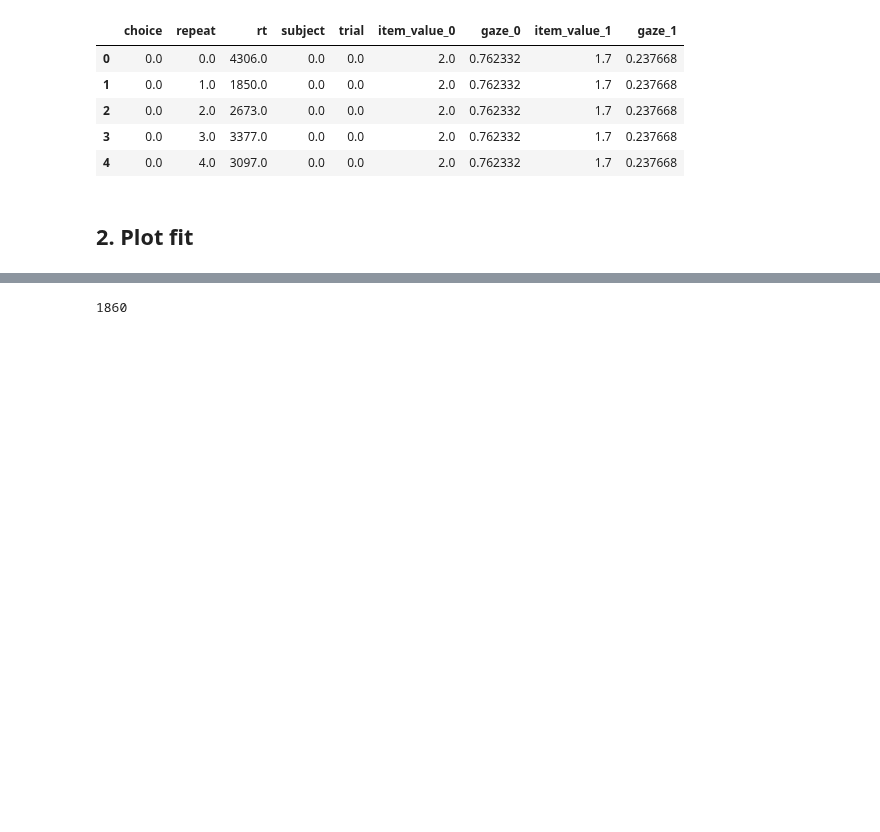
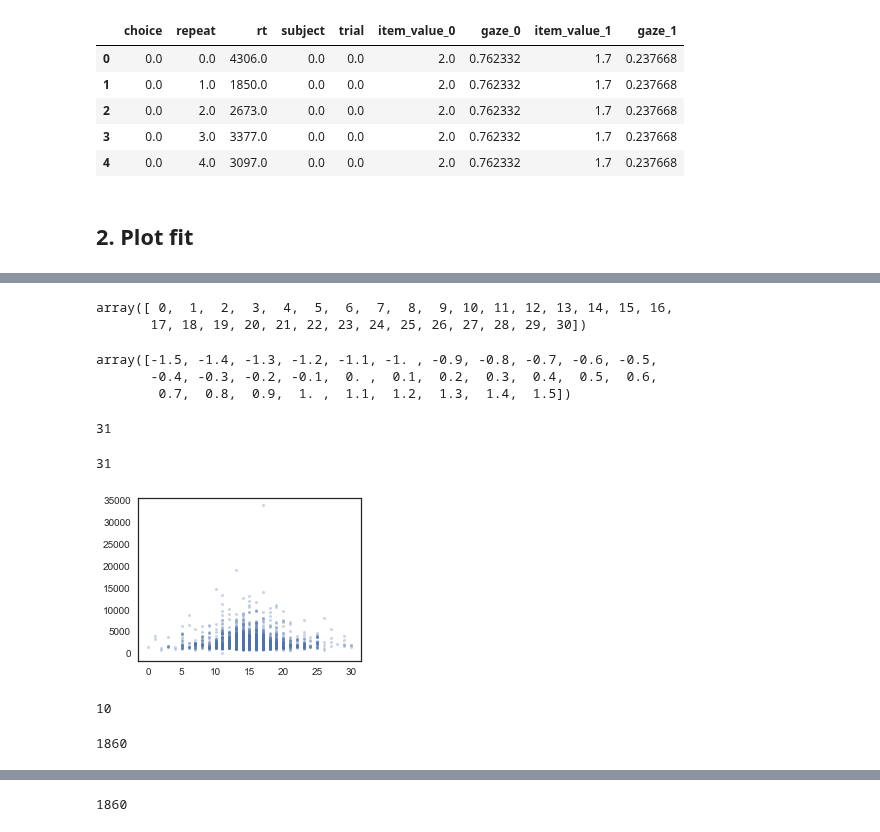
Before and after one commit to pradysepulveda/glamDDM_FF2018, a Jupyter notebook: FF2018_GLAM_hierarchical_out_of_sample_Like_NoBin_NUTS_31-Test.ipynb, the cells around one changed output, grey strips where cells are left out. Saved outputs shown, nothing was run; the diff lists cells and outputs as text; code cells hidden in the pictures; blank space fills up the shorter version.

```diff
--- a/FF2018_GLAM_hierarchical_out_of_sample_Like_NoBin_NUTS_31-Test.ipynb
+++ b/FF2018_GLAM_hierarchical_out_of_sample_Like_NoBin_NUTS_31-Test.ipynb
@@ -255,0 +355,5 @@ Name: left_chosen, dtype: float64
+# %%
+xlims=[-3, 3]
+subject_means[0]
+means = subject_means.groupby('left_minus_mean_others').mean()[xlims[0]:xlims[1]]
+means
@@ -256,3 +398,46 @@ Name: left_chosen, dtype: float64
+# %%
+x = np.arange(len(means))
+x
+# %% [output]
+array([ 0,  1,  2,  3,  4,  5,  6,  7,  8,  9, 10, 11, 12, 13, 14, 15, 16,
+       17, 18, 19, 20, 21, 22, 23, 24, 25, 26, 27, 28, 29, 30])
+# %%
+group_labels
+# %% [output]
+array([-1.5, -1.4, -1.3, -1.2, -1.1, -1. , -0.9, -0.8, -0.7, -0.6, -0.5,
+       -0.4, -0.3, -0.2, -0.1,  0. ,  0.1,  0.2,  0.3,  0.4,  0.5,  0.6,
+        0.7,  0.8,  0.9,  1. ,  1.1,  1.2,  1.3,  1.4,  1.5])
+# %%
+len(x)
+# %% [output]
+31
+# %%
+len(group_labels)
+# %% [output]
+31
+# %%
+        group_labels = np.sort(df.left_minus_mean_others.unique())
+# %%
+        x_scatter = []
+        group_labels = np.sort(df.left_minus_mean_others.unique())
+        for i in range(len(df.left_minus_mean_others.values)):
+            a = df.left_minus_mean_others.values[i]
+            position_item =  x[np.where(group_labels==a)[0][0]]
+            x_scatter.append(position_item)
+# %%
+fig, ax = plt.subplots(figsize=(4, 3))
+ax.plot(x_scatter, df.rt.values, marker='o', ms=3, alpha=0.3,linestyle="None")
+plt.show()
+# %% [output]
+[figure, added]
+# %%
+max(x)
+# %% [output]
+10
+# %%
+len(x_scatter)
+# %% [output]
+1860
 # %%
 glam.plots.plot_rt_by_difficulty(test_data, glam_full.prediction,
                           xlims =(0, 51), xlabel_skip=2)
```
Also changed, not shown: parts of 27 cells of this notebook, 4 other files.
